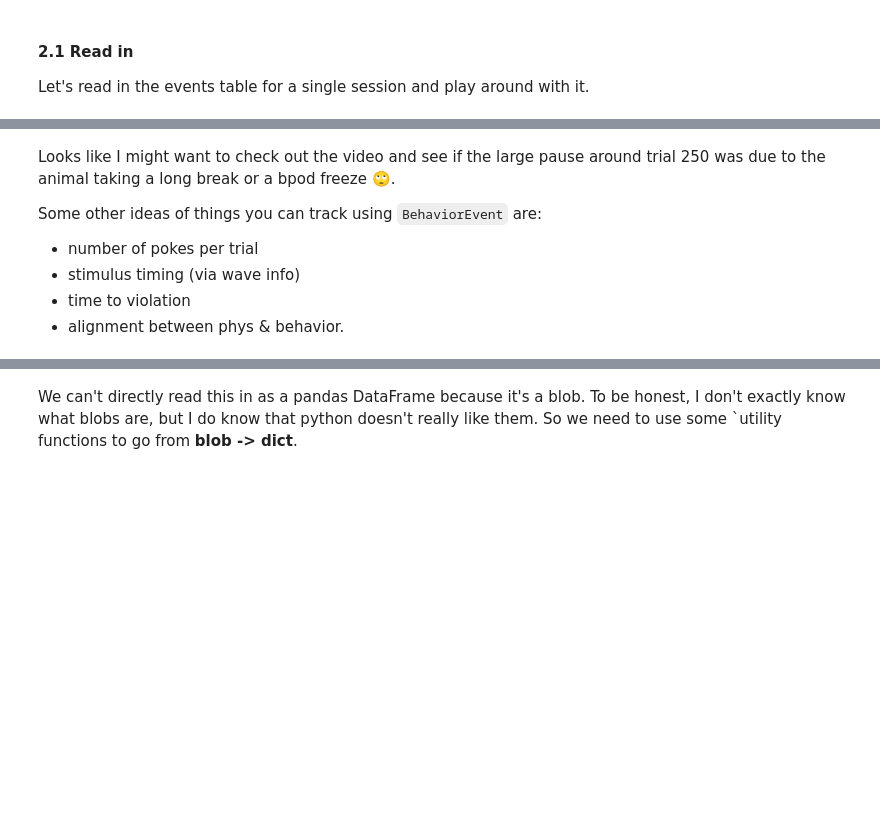
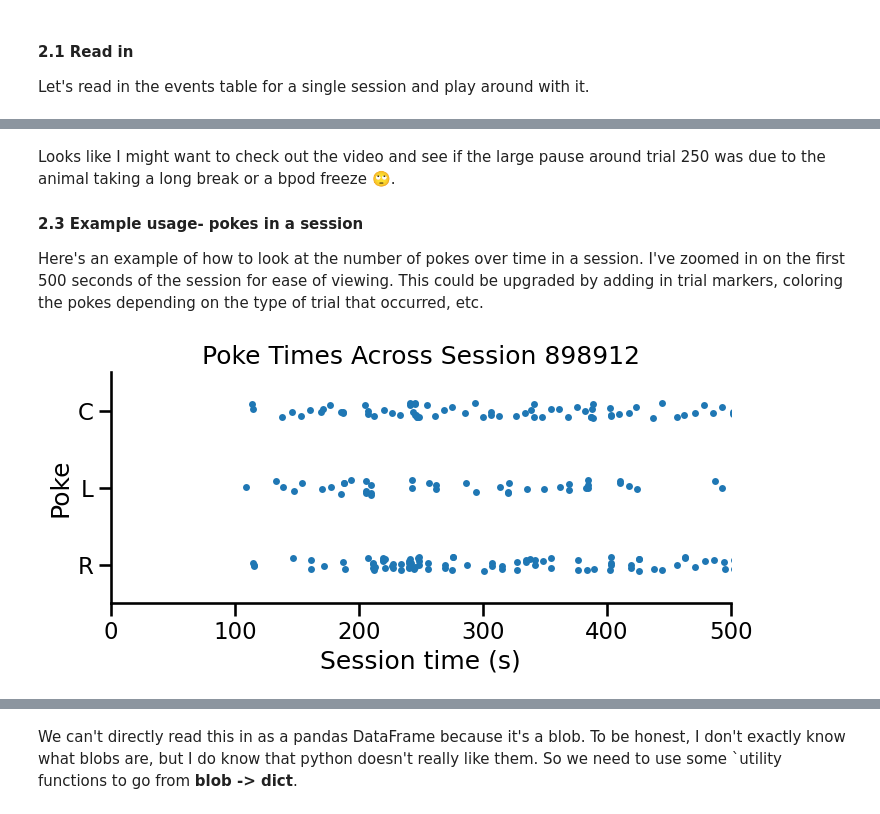
Before and after one commit to jess-breda/DataJoint-SQL-Tutorial, a Jupyter notebook: 2-trial-information.ipynb, the cells around one changed output, grey strips where cells are left out. Drawn from its saved outputs; the diff is of its cells as text; code cells hidden in the pictures; blank space fills up the shorter version.

Commit message:
added pokes plots & protocol data context

```diff
--- a/2-trial-information.ipynb
+++ b/2-trial-information.ipynb
@@ -98,8 +126,19 @@ plt.tight_layout()
 # %% [markdown]
 Looks like I might want to check out the video and see if the large pause around trial 250 was due to the animal taking a long break or a bpod freeze &#x1F644;.
 
-Some other ideas of things you can track using `BehaviorEvent` are:
- * number of pokes per trial
- * stimulus timing (via wave info)
- * time to violation
- * alignment between phys & behavior.
+#### 2.3 Example usage- pokes in a session
+
+Here's an example of how to look at the number of pokes over time in a session. I've zoomed in on the first 500 seconds of the session for ease of viewing. This could be upgraded by adding in trial markers, coloring the pokes depending on the type of trial that occurred, etc.
+# %%
+# make a dataframe with only the poke events
+poke_events_df = df_events.query("event_type == 'pokes'")
+
+fig,ax = plt.subplots(figsize=(8,3))
+
+sns.stripplot(data=poke_events_df, x="in_time", y="event_name", ax=ax)
+plt.xlim(0,500)
+
+ax.set(xlabel = "Session time (s)", ylabel = "Poke", title=f"Poke Times Across Session {SESSION}")
+sns.despine()
+# %% [output]
+[figure, added]
```
Also changed, not shown: parts of 14 cells of this notebook.
